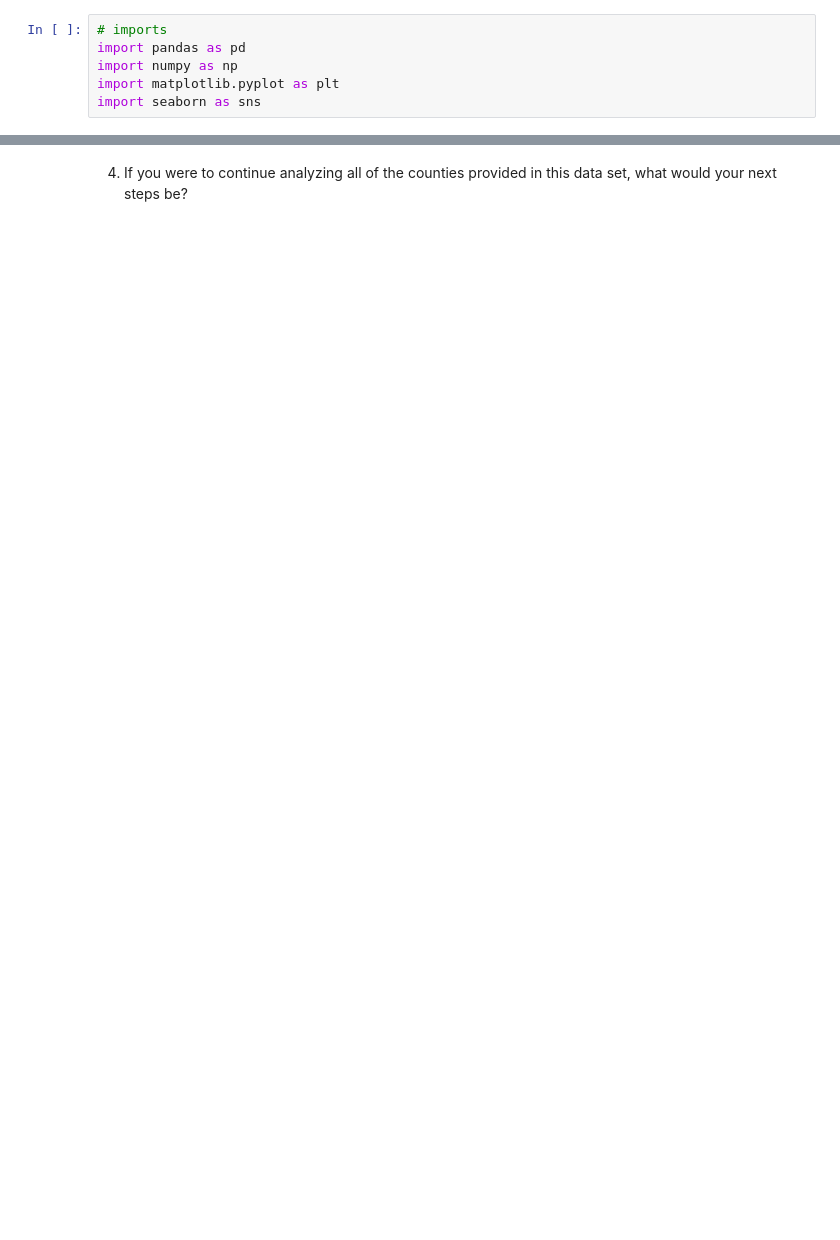
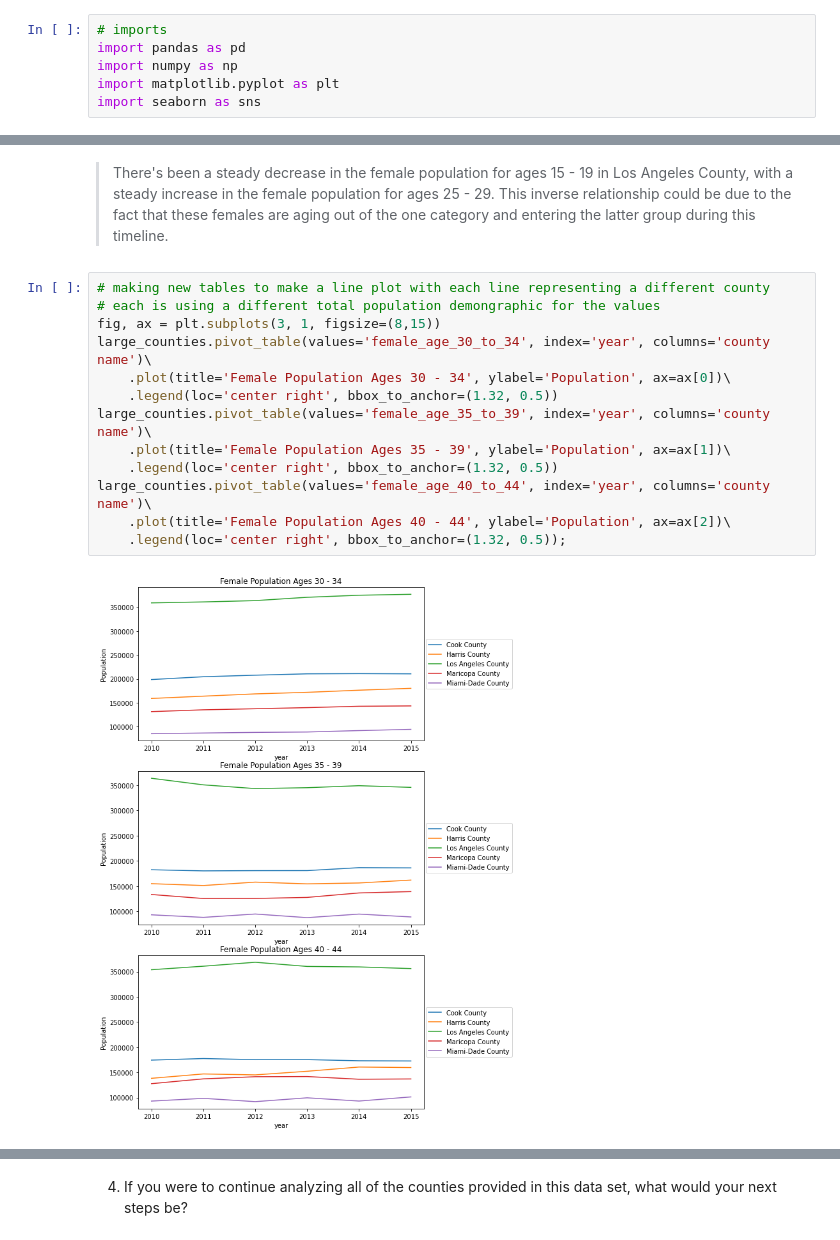
Before and after one commit to jpetersen626/Nielsen_Interview_Analytics, a Jupyter notebook: Nielsen_Analytics_Case_Study_JP.ipynb, the cells around one changed output, grey strips where cells are left out. Drawn from its saved outputs; the diff is of its cells as text; blank space fills up the shorter version.

```diff
--- a/Nielsen_Analytics_Case_Study_JP.ipynb
+++ b/Nielsen_Analytics_Case_Study_JP.ipynb
@@ -21,0 +378,17 @@ import seaborn as sns
+# %% [markdown]
+> There's been a steady decrease in the female population for ages 15 - 19 in Los Angeles County, with a steady increase in the female population for ages 25 - 29. This inverse relationship could be due to the fact that these females are aging out of the one category and entering the latter group during this timeline.
+# %%
+# making new tables to make a line plot with each line representing a different county
+# each is using a different total population demongraphic for the values
+fig, ax = plt.subplots(3, 1, figsize=(8,15))
+large_counties.pivot_table(values='female_age_30_to_34', index='year', columns='county name')\
+    .plot(title='Female Population Ages 30 - 34', ylabel='Population', ax=ax[0])\
+    .legend(loc='center right', bbox_to_anchor=(1.32, 0.5))
+large_counties.pivot_table(values='female_age_35_to_39', index='year', columns='county name')\
+    .plot(title='Female Population Ages 35 - 39', ylabel='Population', ax=ax[1])\
+    .legend(loc='center right', bbox_to_anchor=(1.32, 0.5))
+large_counties.pivot_table(values='female_age_40_to_44', index='year', columns='county name')\
+    .plot(title='Female Population Ages 40 - 44', ylabel='Population', ax=ax[2])\
+    .legend(loc='center right', bbox_to_anchor=(1.32, 0.5));
+# %% [output]
+[figure, added]
```
Also changed, not shown: parts of 63 cells of this notebook.
